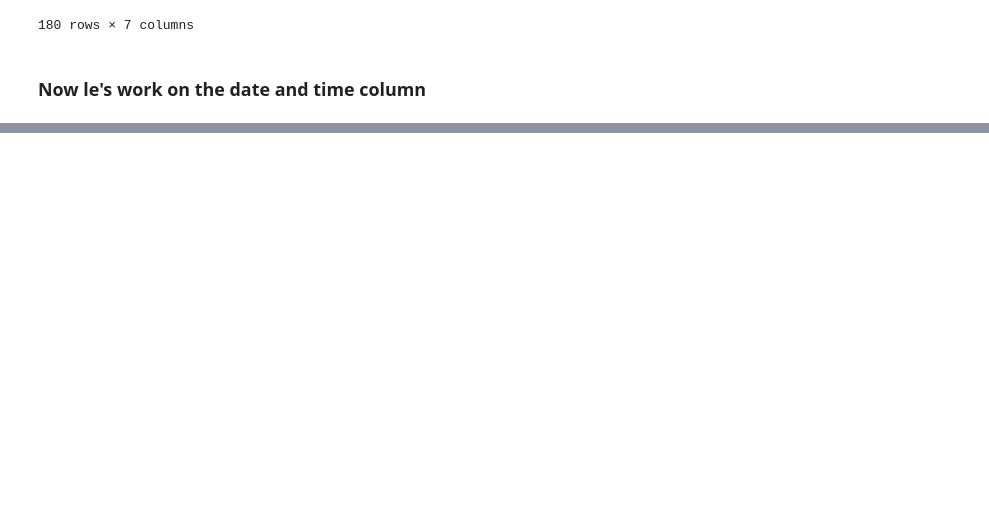
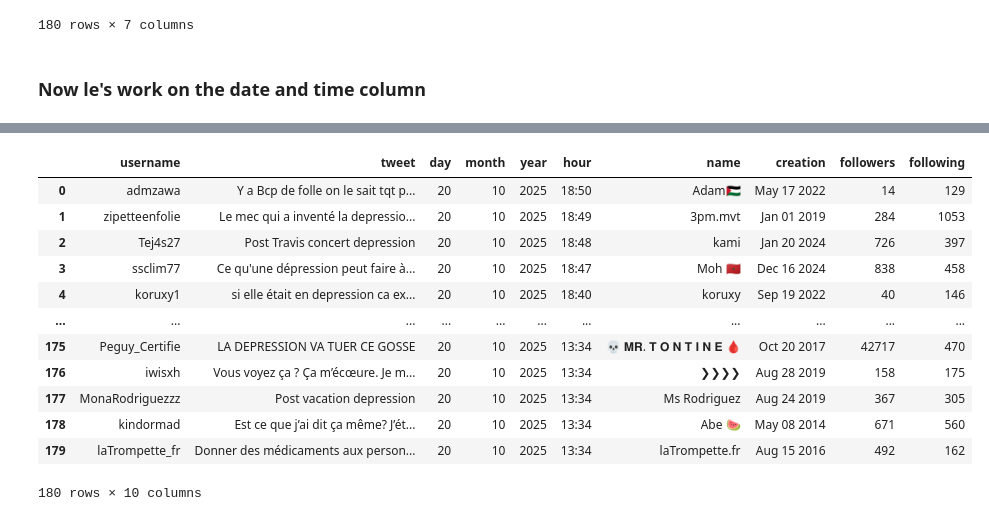
Before and after one commit to dev-byTN/Web-Scrapping, a Jupyter notebook: cleaning.ipynb, the cells around one changed output, grey strips where cells are left out. Drawn from its saved outputs; the diff is of its cells as text; code cells hidden in the pictures; blank space fills up the shorter version.

```diff
--- a/cleaning.ipynb
+++ b/cleaning.ipynb
@@ -79,6 +85,5 @@ dt
-# %%
-dt.date = dt.date.str.slice(stop=3)
-dt
+# %%
+dt.drop("date", axis="columns", inplace=True)
 # %%
 dt.dtypes
 # %% [output]
@@ -92,5 +100,3 @@ following                  int64
 dtype: object
-# %%
-dt.year_of_creation = dt['createdAt'].str.slice(-4)
 # %%
-dt["creation"] = dt['createdAt'].str.slice(stop=10)
+dt.creation = dt.createdAt.str.slice(start=4, stop=10) + " " + dt.createdAt.str.slice(-4)
@@ -99,3 +103,20 @@ dt
+# %%
+dt.drop("createdAt", axis="columns", inplace=True)
+dt
+# %% [output]
+|  | username | tweet | day | month | year | hour | name | creation | followers | following |
+| 0 | admzawa | Y a Bcp de folle on le sait tqt p... | 20 | 10 | 2025 | 18:50 | Adam🇵🇸 | May 17 2022 | 14 | 129 |
+| 1 | zipetteenfolie | Le mec qui a inventé la depressio... | 20 | 10 | 2025 | 18:49 | 3pm.mvt | Jan 01 2019 | 284 | 1053 |
+| 2 | Tej4s27 | Post Travis concert depression | 20 | 10 | 2025 | 18:48 | kami | Jan 20 2024 | 726 | 397 |
+| 3 | ssclim77 | Ce qu'une dépression peut faire à... | 20 | 10 | 2025 | 18:47 | Moh 🇲🇦 | Dec 16 2024 | 838 | 458 |
+| 4 | koruxy1 | si elle était en depression ca ex... | 20 | 10 | 2025 | 18:40 | koruxy | Sep 19 2022 | 40 | 146 |
+| ... | ... | ... | ... | ... | ... | ... | ... | ... | ... | ... |
+| 175 | Peguy_Certifie | LA DEPRESSION VA TUER CE GOSSE | 20 | 10 | 2025 | 13:34 | 💀 𝐌𝐑. 𝐓 𝐎 𝐍 𝐓 𝐈 𝐍 𝐄 🩸 | Oct 20 2017 | 42717 | 470 |
+| 176 | iwisxh | Vous voyez ça ? Ça m’écœure. Je m... | 20 | 10 | 2025 | 13:34 | ❯❯❯❯ | Aug 28 2019 | 158 | 175 |
+| 177 | MonaRodriguezzz | Post vacation depression | 20 | 10 | 2025 | 13:34 | Ms Rodriguez | Aug 24 2019 | 367 | 305 |
+| 178 | kindormad | Est ce que j’ai dit ça même? J’ét... | 20 | 10 | 2025 | 13:34 | Abe 🍉 | May 08 2014 | 671 | 560 |
+| 179 | laTrompette_fr | Donner des médicaments aux person... | 20 | 10 | 2025 | 13:34 | laTrompette.fr | Aug 15 2016 | 492 | 162 |
+180 rows × 10 columns
 # %%
 dt = dt.astype ({
         "day":int,
```
Also changed, not shown: parts of 14 cells of this notebook, 1 other file.
